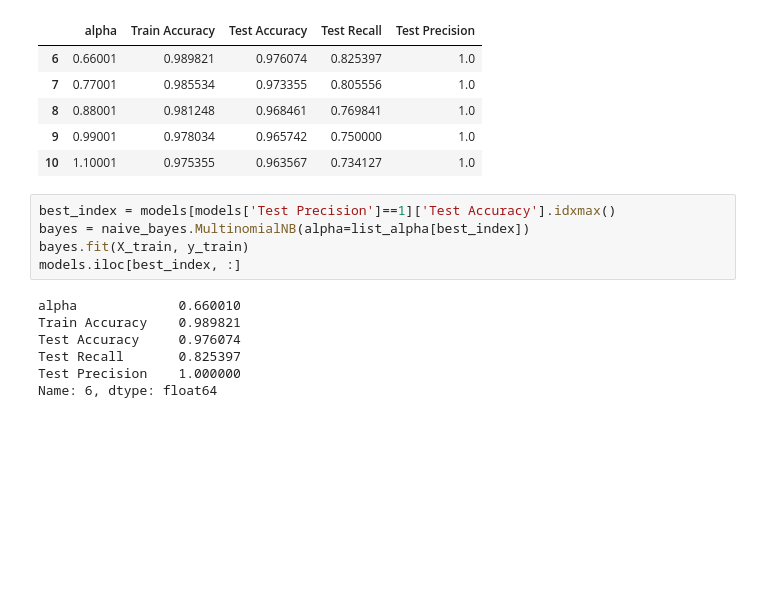
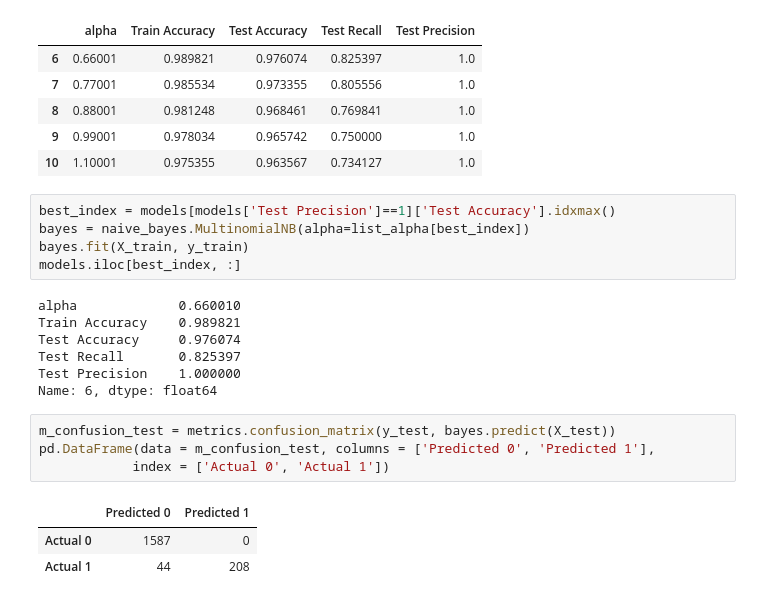
Before and after one commit to katreparitosh/SMS-Spam-Detection, a Jupyter notebook: spam-detection.ipynb, the cells around one changed output. Cells and saved outputs as stored; diff of their text form; blank space fills up the shorter version.

```diff
--- a/spam-detection.ipynb
+++ b/spam-detection.ipynb
@@ -140,3 +140,11 @@ Test Accuracy     0.976074
 Test Recall       0.825397
 Test Precision    1.000000
 Name: 6, dtype: float64
+# %%
+m_confusion_test = metrics.confusion_matrix(y_test, bayes.predict(X_test))
+pd.DataFrame(data = m_confusion_test, columns = ['Predicted 0', 'Predicted 1'],
+            index = ['Actual 0', 'Actual 1'])
+# %% [output]
+|  | Predicted 0 | Predicted 1 |
+| Actual 0 | 1587 | 0 |
+| Actual 1 | 44 | 208 |
```
